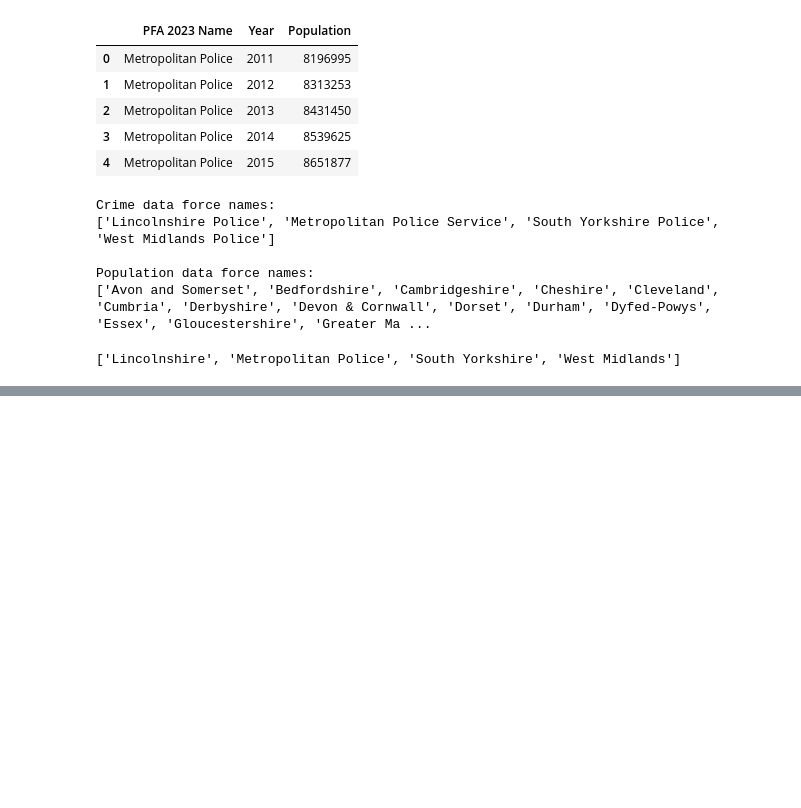
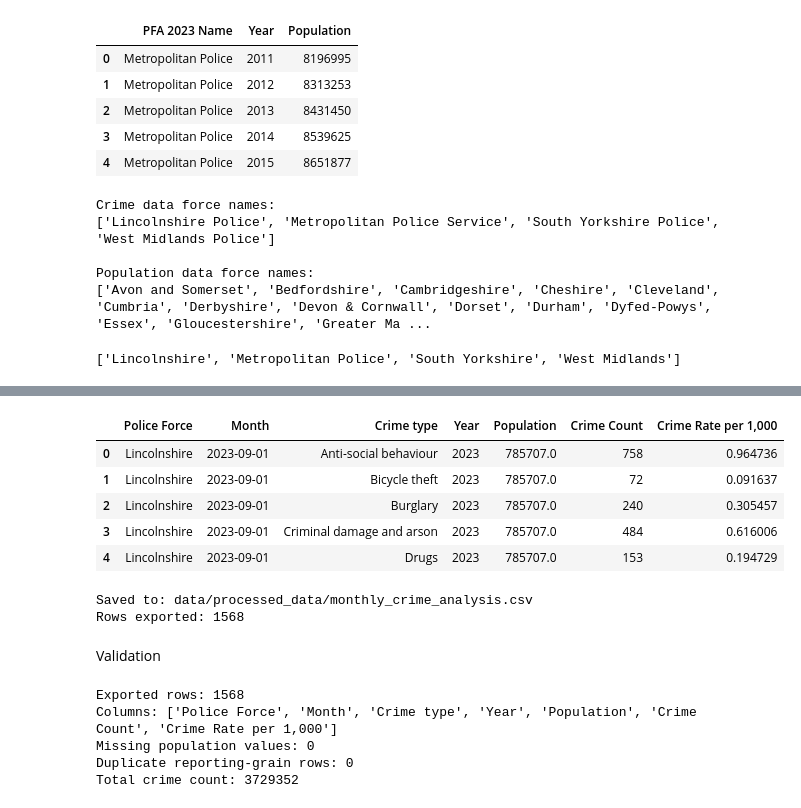
Before and after one commit to j4ckg59/UK-Police-Crime-Data-Engineering-Project, a Jupyter notebook: data_pipeline.ipynb, the cells around one changed output, grey strips where cells are left out. Drawn from its saved outputs; the diff is of its cells as text; code cells hidden in the pictures; blank space fills up the shorter version.

```diff
--- a/data_pipeline.ipynb
+++ b/data_pipeline.ipynb
@@ -683,0 +820,15 @@ crime_enriched = crime_df.merge(
+# %%
+monthly_crime["Crime Rate per 1,000"] = (
+    monthly_crime["Crime Count"]
+    / monthly_crime["Population"]
+    * 1000
+)
+# %%
+display(monthly_crime.head())
+# %% [output]
+|  | Police Force | Month | Crime type | Year | Population | Crime Count | Crime Rate per 1,000 |
+| 0 | Lincolnshire | 2023-09-01 | Anti-social behaviour | 2023 | 785707.0 | 758 | 0.964736 |
+| 1 | Lincolnshire | 2023-09-01 | Bicycle theft | 2023 | 785707.0 | 72 | 0.091637 |
+| 2 | Lincolnshire | 2023-09-01 | Burglary | 2023 | 785707.0 | 240 | 0.305457 |
+| 3 | Lincolnshire | 2023-09-01 | Criminal damage and arson | 2023 | 785707.0 | 484 | 0.616006 |
+| 4 | Lincolnshire | 2023-09-01 | Drugs | 2023 | 785707.0 | 153 | 0.194729 |
@@ -683,0 +842,26 @@ crime_enriched = crime_df.merge(
+# %%
+print("Saved to:", OUTPUT_FILE)
+print("Rows exported:", len(monthly_crime))
+# %% [output]
+Saved to: data/processed_data/monthly_crime_analysis.csv
+Rows exported: 1568
+# %% [markdown]
+Validation
+# %%
+# load the created file and check that it is as expected
+exported_df = pd.read_csv(OUTPUT_FILE)
+
+print("Exported rows:", len(exported_df))
+print("Columns:", exported_df.columns.tolist())
+print("Missing population values:", exported_df["Population"].isna().sum())
+print("Duplicate reporting-grain rows:",
+      exported_df.duplicated(
+          subset=["Police Force", "Month", "Crime type"]
+      ).sum())
+print("Total crime count:", exported_df["Crime Count"].sum())
+# %% [output]
+Exported rows: 1568
+Columns: ['Police Force', 'Month', 'Crime type', 'Year', 'Population', 'Crime Count', 'Crime Rate per 1,000']
+Missing population values: 0
+Duplicate reporting-grain rows: 0
+Total crime count: 3729352
```
Also changed, not shown: parts of 20 cells of this notebook, 1 other file.
